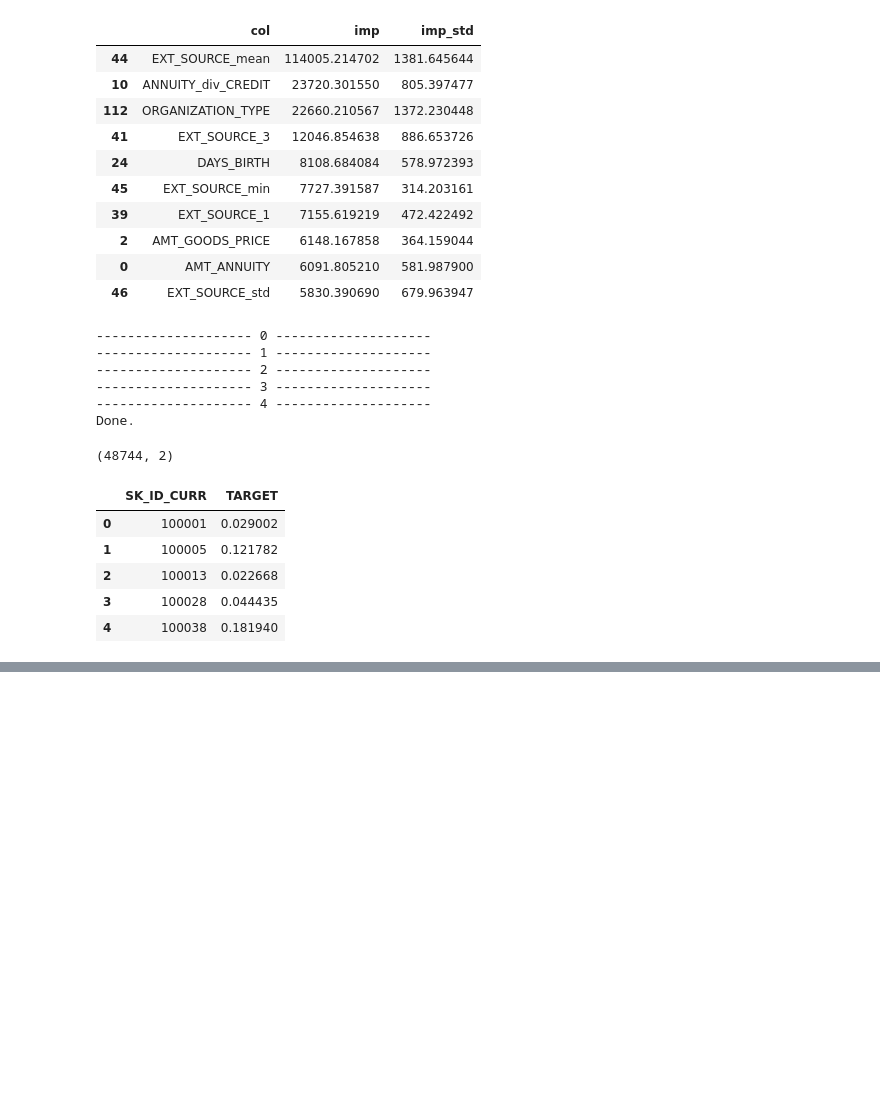
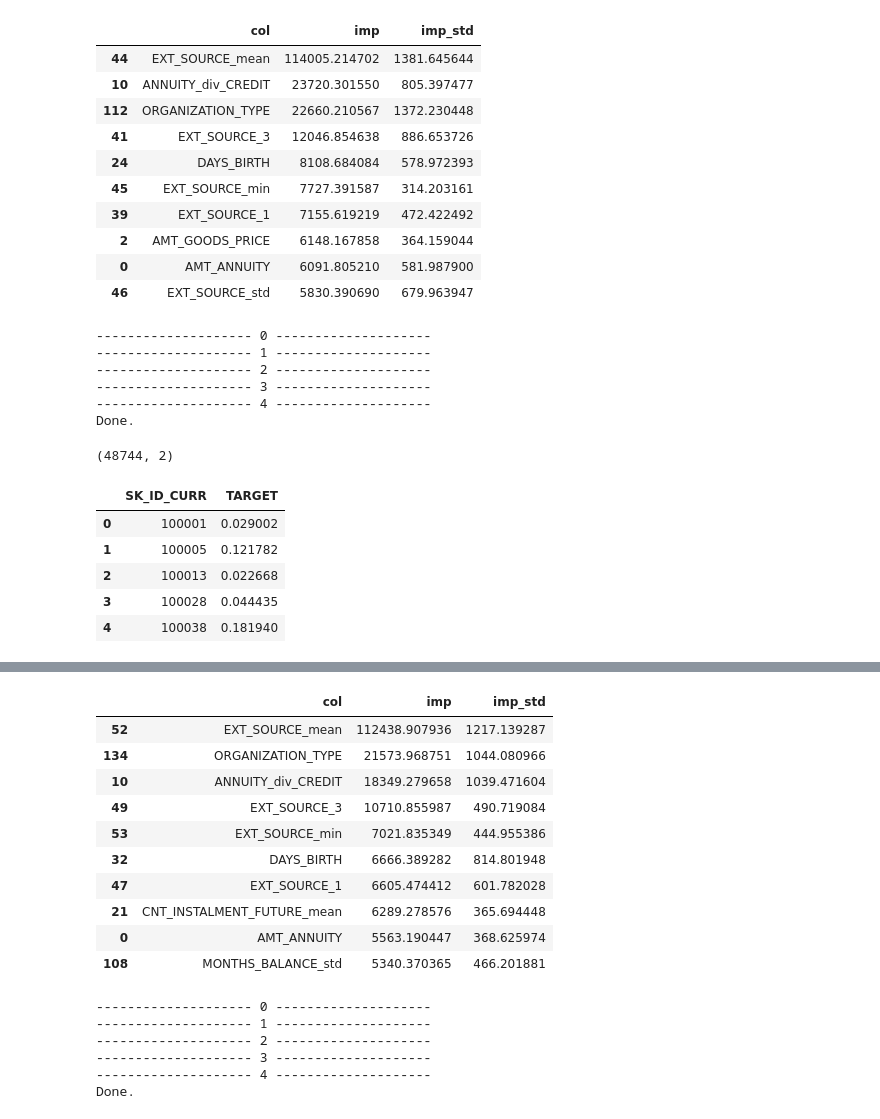
Before and after one commit to soeatu/kaggle_basic, a Jupyter notebook: Homecreditdefaultriskprac.ipynb, the cells around one changed output, grey strips where cells are left out. Drawn from its saved outputs; the diff is of its cells as text; code cells hidden in the pictures; blank space fills up the shorter version.

```diff
--- a/Homecreditdefaultriskprac.ipynb
+++ b/Homecreditdefaultriskprac.ipynb
@@ -259,6 +258,18 @@ imp.head()
 | 3 | AMT_INCOME_TOTAL | 1595.740609 | NaN |
 | 4 | AMT_REQ_CREDIT_BUREAU_DAY | 128.842901 | NaN |
 # %%
+#モデル学習
+params = {
+    'boosting_type': 'gbdt',
+    'objective': 'binary',
+    'metric': 'auc',
+    'learning_rate': 0.05,
+    'num_leaves': 32,
+    'n_estimators': 100000,
+    "random_state": 123,
+    "importance_type": "gain",
+}
+
 #学習関数の定義
 def train_lgb(input_x,
               input_y,
@@ -651,0 +737,18 @@ df_submit.to_csv("submission_FeatureEngineering1.csv", index=None)
+# %%
+#データセットの作成
+x_train = df_train.drop(columns=["TARGET", "SK_ID_CURR"])
+y_train = df_train["TARGET"]
+id_train = df_train[["SK_ID_CURR"]]
+
+for col in x_train.columns:
+    if x_train[col].dtype=="O":
+        x_train[col] = x_train[col].astype("category")
+# %%
+#モデル学習
+train_oof, imp, metrics = train_lgb(x_train,
+                                    y_train,
+                                    id_train,
+                                    params,
+                                    list_nfold=[0,1,2,3,4],
+                                    n_splits=5,
+                                   )
@@ -651,0 +773,15 @@ df_submit.to_csv("submission_FeatureEngineering1.csv", index=None)
+# %%
+#説明変数の重要度の確認
+imp.sort_values("imp", ascending=False)[:10]
+# %% [output]
+|  | col | imp | imp_std |
+| 52 | EXT_SOURCE_mean | 112438.907936 | 1217.139287 |
+| 134 | ORGANIZATION_TYPE | 21573.968751 | 1044.080966 |
+| 10 | ANNUITY_div_CREDIT | 18349.279658 | 1039.471604 |
+| 49 | EXT_SOURCE_3 | 10710.855987 | 490.719084 |
+| 53 | EXT_SOURCE_min | 7021.835349 | 444.955386 |
+| 32 | DAYS_BIRTH | 6666.389282 | 814.801948 |
+| 47 | EXT_SOURCE_1 | 6605.474412 | 601.782028 |
+| 21 | CNT_INSTALMENT_FUTURE_mean | 6289.278576 | 365.694448 |
+| 0 | AMT_ANNUITY | 5563.190447 | 368.625974 |
+| 108 | MONTHS_BALANCE_std | 5340.370365 | 466.201881 |
@@ -651,0 +801,12 @@ df_submit.to_csv("submission_FeatureEngineering1.csv", index=None)
+# %%
+test_pred = predict_lgb(x_test,
+                        id_test,
+                        list_nfold=[0,1,2,3,4],
+                       )
+# %% [output]
+-------------------- 0 --------------------
+-------------------- 1 --------------------
+-------------------- 2 --------------------
+-------------------- 3 --------------------
+-------------------- 4 --------------------
+Done.
```
Also changed, not shown: parts of 7 cells of this notebook.
